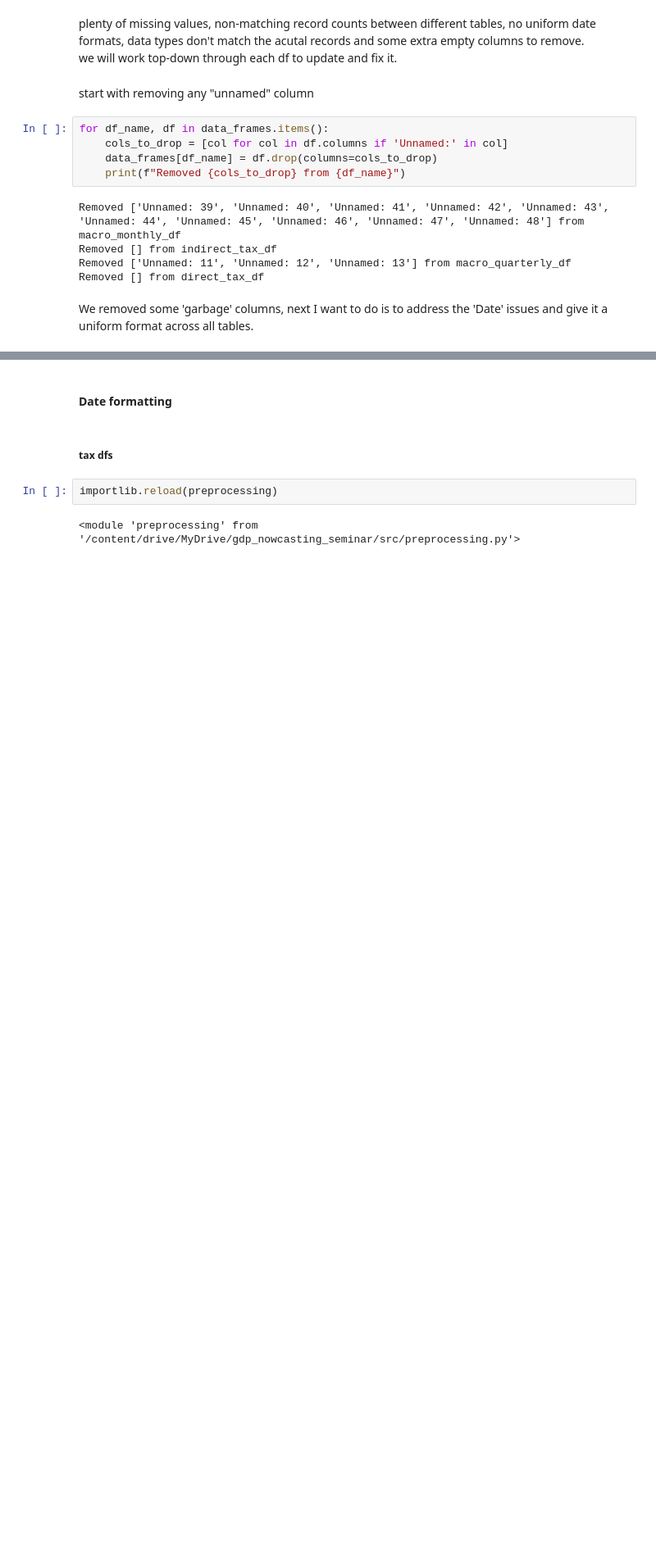
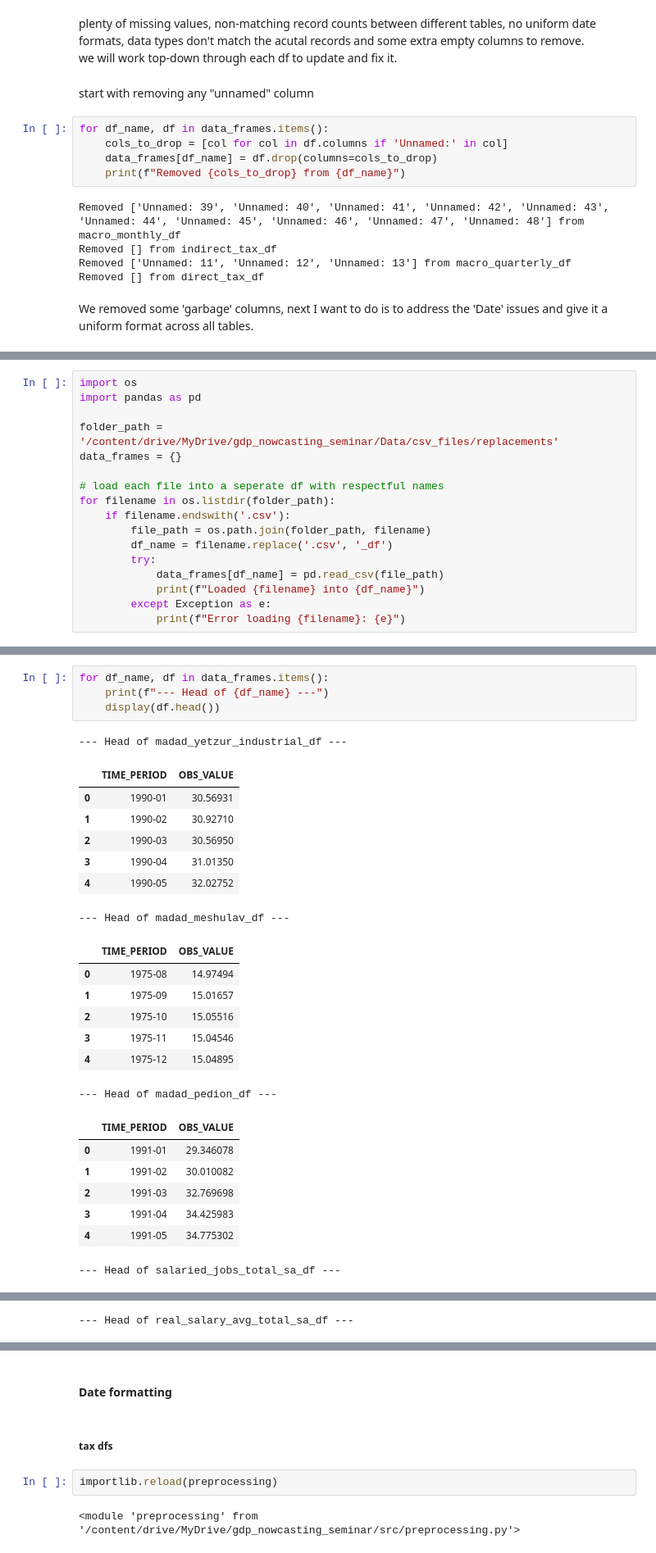
Before and after one commit to EladBenjo/gdp-nowcasting-seminar, a Jupyter notebook: Notebooks/01_preprocessing.ipynb, the cells around one changed output, grey strips where cells are left out. Shown: that part at 82% size. Drawn from its saved outputs; the diff is of its cells as text; blank space fills up the shorter version.

```diff
--- a/Notebooks/01_preprocessing.ipynb
+++ b/Notebooks/01_preprocessing.ipynb
@@ -124,0 +129,17 @@ We removed some 'garbage' columns, next I want to do is to address the 'Date' is
+# %%
+import os
+import pandas as pd
+
+folder_path = '/content/drive/MyDrive/gdp_nowcasting_seminar/Data/csv_files/replacements'
+data_frames = {}
+
+# load each file into a seperate df with respectful names
+for filename in os.listdir(folder_path):
+    if filename.endswith('.csv'):
+        file_path = os.path.join(folder_path, filename)
+        df_name = filename.replace('.csv', '_df')
+        try:
+            data_frames[df_name] = pd.read_csv(file_path)
+            print(f"Loaded {filename} into {df_name}")
+        except Exception as e:
+            print(f"Error loading {filename}: {e}")
@@ -124,0 +175,27 @@ We removed some 'garbage' columns, next I want to do is to address the 'Date' is
+# %%
+for df_name, df in data_frames.items():
+    print(f"--- Head of {df_name} ---")
+    display(df.head())
+# %% [output]
+--- Head of madad_yetzur_industrial_df ---
+|  | TIME_PERIOD | OBS_VALUE |
+| 0 | 1990-01 | 30.56931 |
+| 1 | 1990-02 | 30.92710 |
+| 2 | 1990-03 | 30.56950 |
+| 3 | 1990-04 | 31.01350 |
+| 4 | 1990-05 | 32.02752 |
+--- Head of madad_meshulav_df ---
+|  | TIME_PERIOD | OBS_VALUE |
+| 0 | 1975-08 | 14.97494 |
+| 1 | 1975-09 | 15.01657 |
+| 2 | 1975-10 | 15.05516 |
+| 3 | 1975-11 | 15.04546 |
+| 4 | 1975-12 | 15.04895 |
+--- Head of madad_pedion_df ---
+|  | TIME_PERIOD | OBS_VALUE |
+| 0 | 1991-01 | 29.346078 |
+| 1 | 1991-02 | 30.010082 |
+| 2 | 1991-03 | 32.769698 |
+| 3 | 1991-04 | 34.425983 |
+| 4 | 1991-05 | 34.775302 |
+--- Head of salaried_jobs_total_sa_df ---
@@ -124,0 +208 @@ We removed some 'garbage' columns, next I want to do is to address the 'Date' is
+--- Head of real_salary_avg_total_sa_df ---
```
Also changed, not shown: parts of 15 cells of this notebook, 2 other files.
